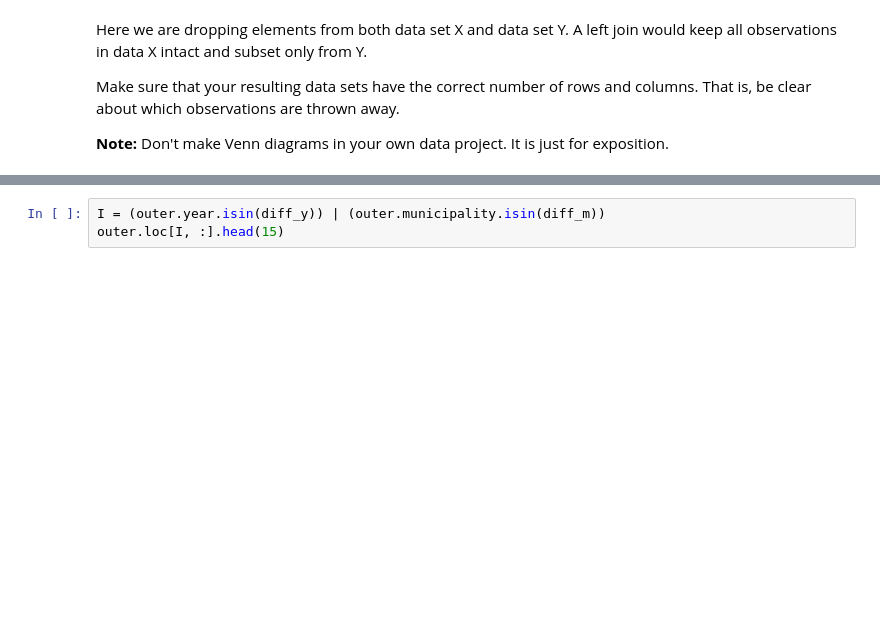
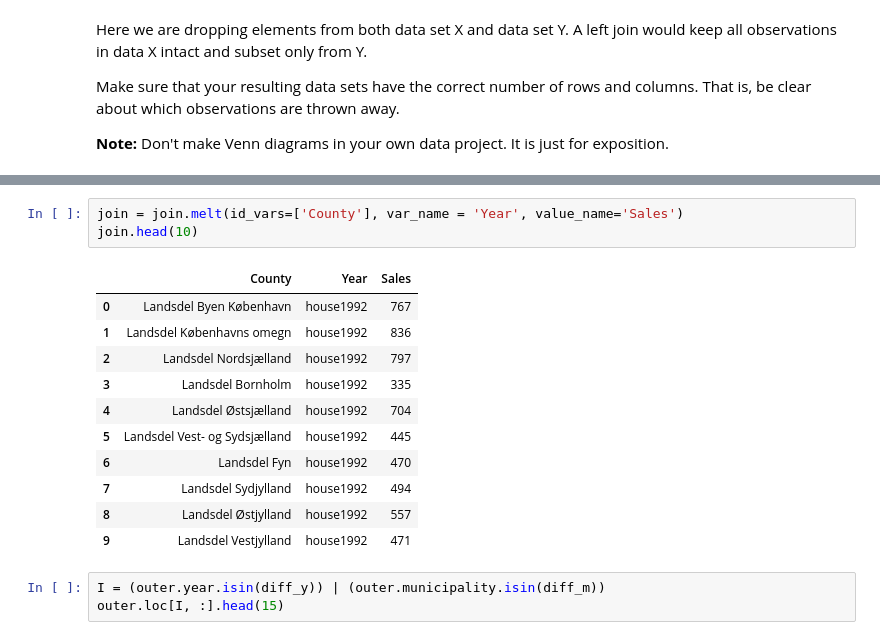
Before and after one commit to NumEconCopenhagen/projects-2023-jps, a Jupyter notebook: dataproject/dataproject.ipynb, the cells around one changed output, grey strips where cells are left out. Cells and saved outputs as stored; diff of their text form; blank space fills up the shorter version.

```diff
--- a/dataproject/dataproject.ipynb
+++ b/dataproject/dataproject.ipynb
@@ -418,3 +428,18 @@ KeyError: 'year'
+# %%
+join = join.melt(id_vars=['County'], var_name = 'Year', value_name='Sales')
+join.head(10)
+# %% [output]
+|  | County | Year | Sales |
+| 0 | Landsdel Byen København | house1992 | 767 |
+| 1 | Landsdel Københavns omegn | house1992 | 836 |
+| 2 | Landsdel Nordsjælland | house1992 | 797 |
+| 3 | Landsdel Bornholm | house1992 | 335 |
+| 4 | Landsdel Østsjælland | house1992 | 704 |
+| 5 | Landsdel Vest- og Sydsjælland | house1992 | 445 |
+| 6 | Landsdel Fyn | house1992 | 470 |
+| 7 | Landsdel Sydjylland | house1992 | 494 |
+| 8 | Landsdel Østjylland | house1992 | 557 |
+| 9 | Landsdel Vestjylland | house1992 | 471 |
 # %%
 I = (outer.year.isin(diff_y)) | (outer.municipality.isin(diff_m))
 outer.loc[I, :].head(15)
```
Also changed, not shown: parts of 2 cells of this notebook.
